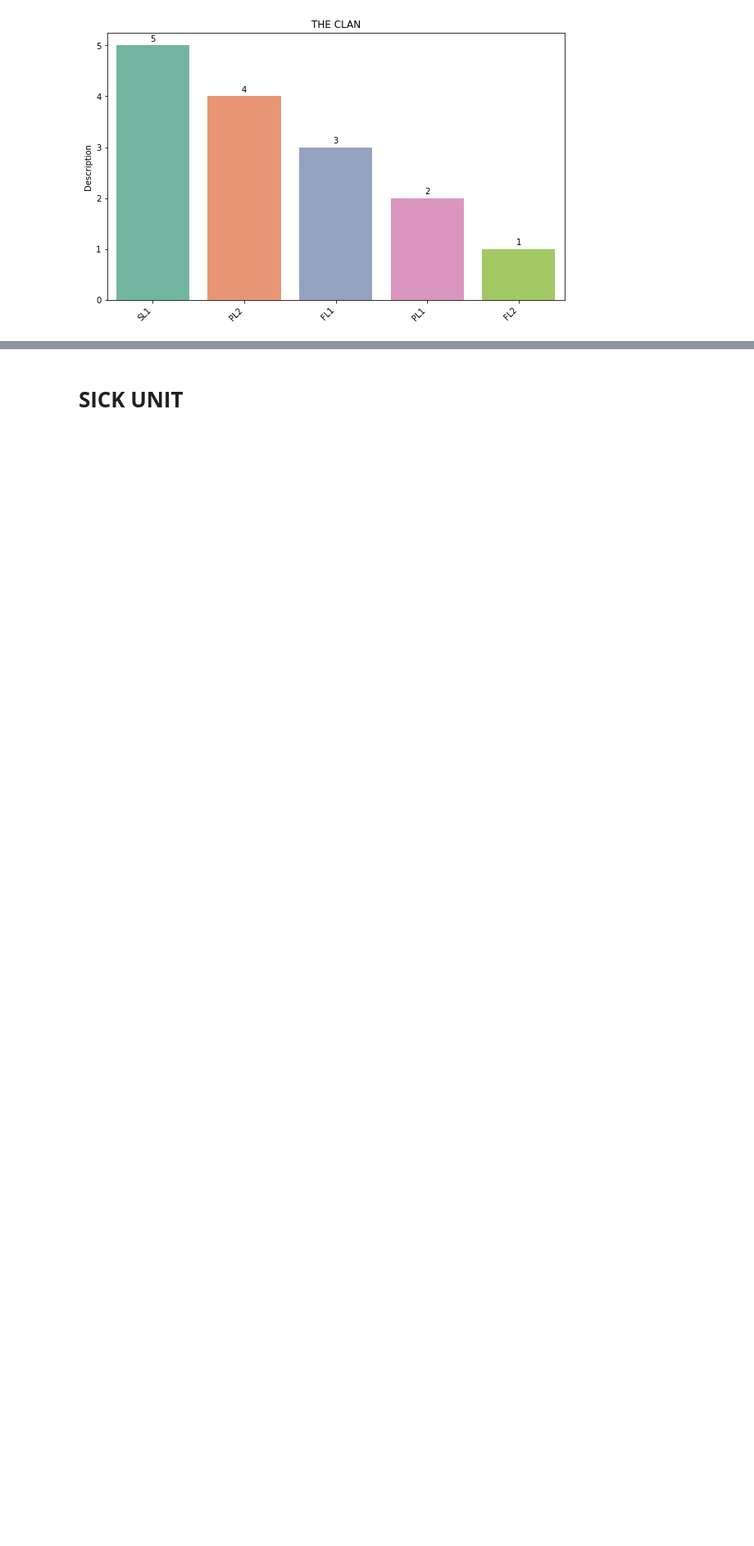
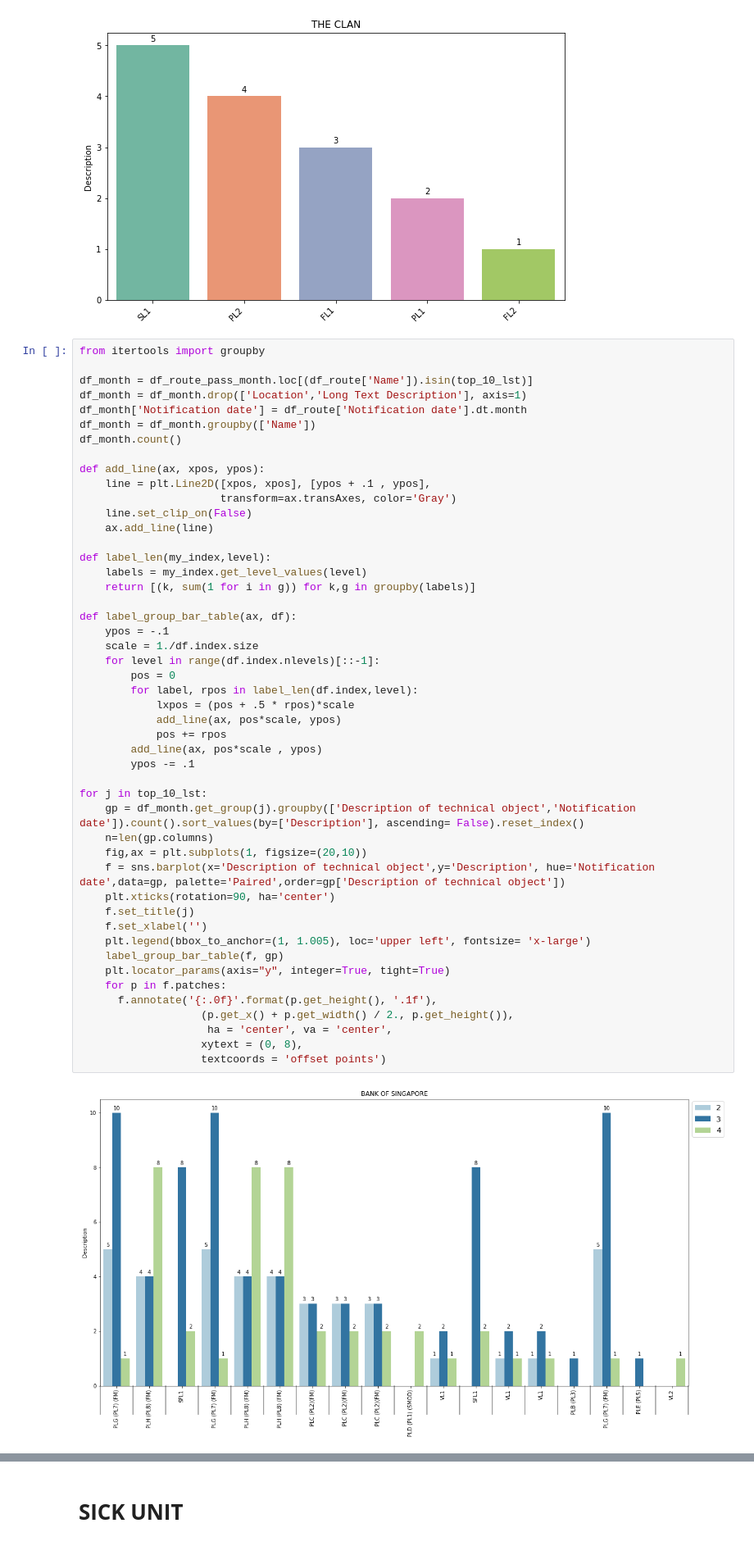
Before and after one commit to melvinps/Data-Analysis-Schindler-Lift-Singapore, a Jupyter notebook: Callback_Analysis.ipynb, the cells around one changed output, grey strips where cells are left out. Shown: that part at 82% size. Drawn from its saved outputs; the diff is of its cells as text; blank space fills up the shorter version.

```diff
--- a/Callback_Analysis.ipynb
+++ b/Callback_Analysis.ipynb
@@ -143,3 +139,53 @@ for i in top_10_lst:
 [figure]
 [figure]
 [figure]
+# %%
+from itertools import groupby
+
+df_month = df_route_pass_month.loc[(df_route['Name']).isin(top_10_lst)]
+df_month = df_month.drop(['Location','Long Text Description'], axis=1)
+df_month['Notification date'] = df_route['Notification date'].dt.month
+df_month = df_month.groupby(['Name'])
+df_month.count()
+
+def add_line(ax, xpos, ypos):
+    line = plt.Line2D([xpos, xpos], [ypos + .1 , ypos],
+                      transform=ax.transAxes, color='Gray')
+    line.set_clip_on(False)
+    ax.add_line(line)
+
+def label_len(my_index,level):
+    labels = my_index.get_level_values(level)
+    return [(k, sum(1 for i in g)) for k,g in groupby(labels)]
+
+def label_group_bar_table(ax, df):
+    ypos = -.1
+    scale = 1./df.index.size
+    for level in range(df.index.nlevels)[::-1]:
+        pos = 0
+        for label, rpos in label_len(df.index,level):
+            lxpos = (pos + .5 * rpos)*scale
+            add_line(ax, pos*scale, ypos)
+            pos += rpos
+        add_line(ax, pos*scale , ypos)
+        ypos -= .1
+
+for j in top_10_lst:
+    gp = df_month.get_group(j).groupby(['Description of technical object','Notification date']).count().sort_values(by=['Description'], ascending= False).reset_index()
+    n=len(gp.columns)
+    fig,ax = plt.subplots(1, figsize=(20,10))
+    f = sns.barplot(x='Description of technical object',y='Description', hue='Notification date',data=gp, palette='Paired',order=gp['Description of technical object'])
+    plt.xticks(rotation=90, ha='center')
+    f.set_title(j)
+    f.set_xlabel('')
+    plt.legend(bbox_to_anchor=(1, 1.005), loc='upper left', fontsize= 'x-large')
+    label_group_bar_table(f, gp)
+    plt.locator_params(axis="y", integer=True, tight=True)
+    for p in f.patches:
+      f.annotate('{:.0f}'.format(p.get_height(), '.1f'),
+                   (p.get_x() + p.get_width() / 2., p.get_height()),
+                    ha = 'center', va = 'center',
+                   xytext = (0, 8),
+                   textcoords = 'offset points')
+# %% [output]
+[figure, added]
```
Also changed, not shown: parts of 8 cells of this notebook.
